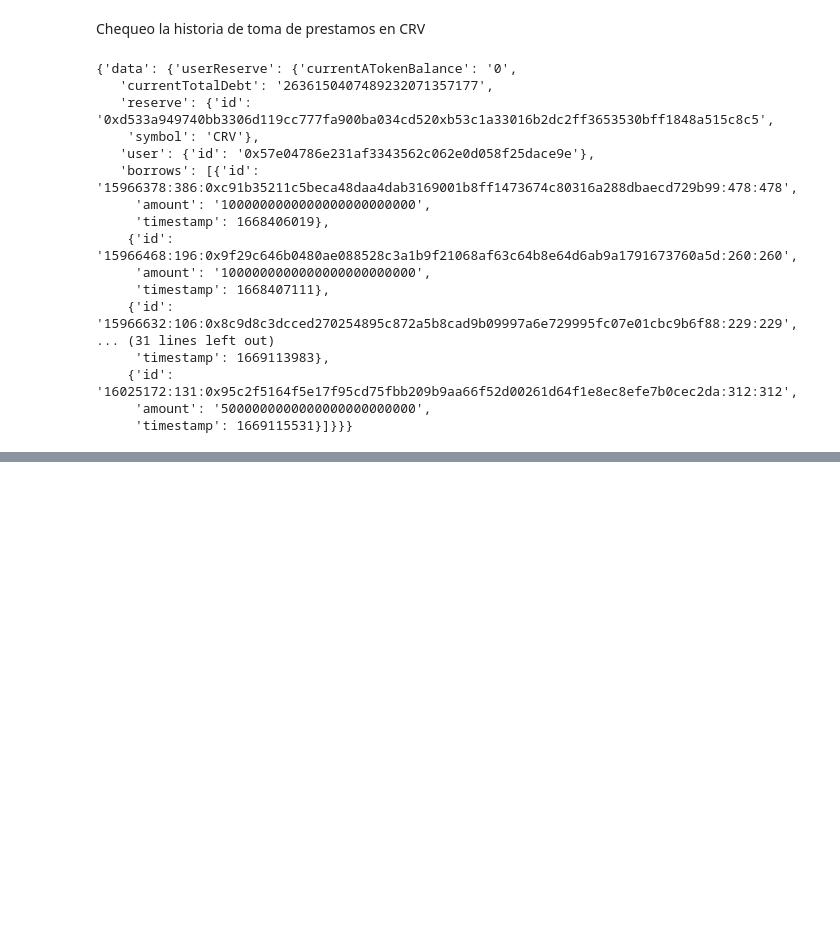
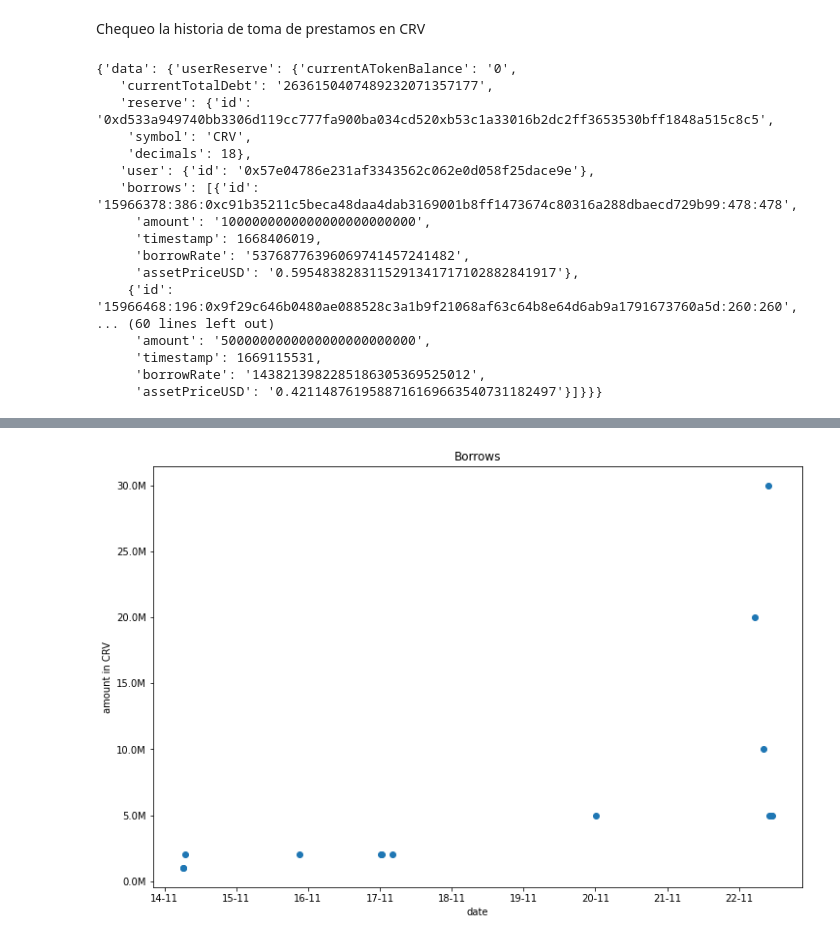
Before and after one commit to rpasquini/defidata, a Jupyter notebook: AAVE_graph_request_examples.ipynb, the cells around one changed output, grey strips where cells are left out. Cells and saved outputs as stored; diff of their text form; code cells hidden in the pictures; blank space fills up the shorter version.

```diff
--- a/AAVE_graph_request_examples.ipynb
+++ b/AAVE_graph_request_examples.ipynb
@@ -524,6 +524,7 @@ query="""{userReserve (id: "0x57e04786e231af3343562c062e0d058f25dace9e0xd533a949
     reserve {
       id
       symbol
+      decimals
     }
     user {
       id
@@ -538,17 +539,51 @@ result
 {'data': {'userReserve': {'currentATokenBalance': '0',
    'currentTotalDebt': '2636150407489232071357177',
    'reserve': {'id': '0xd533a949740bb3306d119cc777fa900ba034cd520xb53c1a33016b2dc2ff3653530bff1848a515c8c5',
-    'symbol': 'CRV'},
+    'symbol': 'CRV',
+    'decimals': 18},
    'user': {'id': '0x57e04786e231af3343562c062e0d058f25dace9e'},
    'borrows': [{'id': '15966378:386:0xc91b35211c5beca48daa4dab3169001b8ff1473674c80316a288dbaecd729b99:478:478',
      'amount': '1000000000000000000000000',
-     'timestamp': 1668406019},
+     'timestamp': 1668406019,
+     'borrowRate': '53768776396069741457241482',
+     'assetPriceUSD': '0.5954838283115291341717102882841917'},
     {'id': '15966468:196:0x9f29c646b0480ae088528c3a1b9f21068af63c64b8e64d6ab9a1791673760a5d:260:260',
-     'amount': '1000000000000000000000000',
-     'timestamp': 1668407111},
-    {'id': '15966632:106:0x8c9d8c3dcced270254895c872a5b8cad9b09997a6e729995fc07e01cbc9b6f88:229:229',
-... (31 lines left out)
-     'timestamp': 1669113983},
-    {'id': '16025172:131:0x95c2f5164f5e17f95cd75fbb209b9aa66f52d00261d64f1e8ec8efe7b0cec2da:312:312',
+... (60 lines left out)
      'amount': '5000000000000000000000000',
-     'timestamp': 1669115531}]}}}
+     'timestamp': 1669115531,
+     'borrowRate': '1438213982285186305369525012',
+     'assetPriceUSD': '0.4211487619588716169663540731182497'}]}}}
+# %%
+import matplotlib.pyplot as plt
+plt.rcParams['figure.figsize'] = [12, 8]
+# %%
+from matplotlib.dates import DateFormatter
+def borrows():
+  decimals=result['data']['userReserve']['reserve']['decimals']
+  symbol=result['data']['userReserve']['reserve']['symbol']
+
+  borrowsdf=pd.DataFrame.from_records(result['data']['userReserve']['borrows'])
+  borrowsdf['amount_f']=borrowsdf['amount'].astype('float')*(10**(-1*decimals))
+  borrowsdf['datetime']=borrowsdf['timestamp'].apply(lambda x: datetime.fromtimestamp(x))
+  print(borrowsdf['datetime'].iloc[0])
+  ax = plt.subplot()
+  ax.scatter(borrowsdf['datetime'],borrowsdf['amount_f'])
+  ax.xaxis.set_major_formatter(DateFormatter('%d-%m'))
+
+  def millions(x, pos):
+    return '%1.1fM' % (x * 1e-6)
+
+  # Use the FuncFormatter class to create a custom formatter for the y-axis
+  formatter = FuncFormatter(millions)
+
+  # Use the yaxis() function to apply the custom formatter to the y-axis
+  plt.gca().yaxis.set_major_formatter(formatter)
+
+  plt.xlabel('date')
+  plt.ylabel(f'amount in {symbol}')
+  plt.title('Borrows')
+  return borrowsdf
+
+
+borrowsdf=borrows()
+# %% [output]
@@ -555,3 +591,4 @@ result
+[figure, added]
 # %%
 query="""{userReserve (id: "0x57e04786e231af3343562c062e0d058f25dace9e0xa0b86991c6218b36c1d19d4a2e9eb0ce3606eb480xb53c1a33016b2dc2ff3653530bff1848a515c8c5")
  { currentATokenBalance
```
Also changed, not shown: parts of 4 cells of this notebook.
